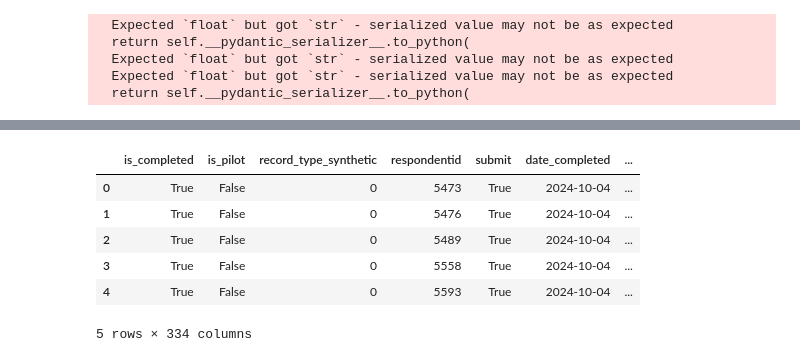
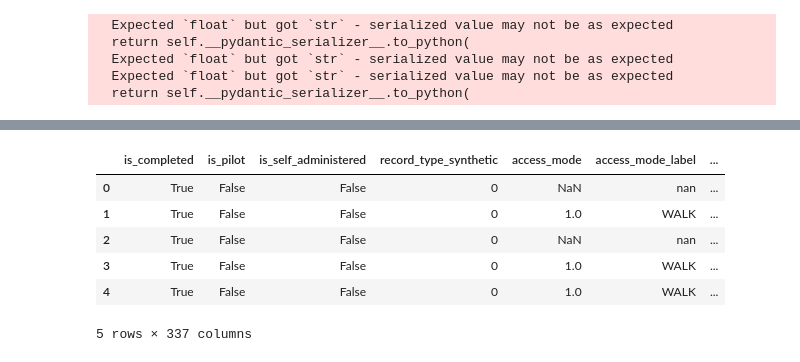
Before and after one commit to wsp-sag/Survey_Airport, a Jupyter notebook: notebooks/data-model-development-helper.ipynb, the cells around one changed output, grey strips where cells are left out. Cells and saved outputs as stored; diff of their text form; code cells hidden in the pictures.

```diff
--- a/notebooks/data-model-development-helper.ipynb
+++ b/notebooks/data-model-development-helper.ipynb
@@ -74,0 +104,6 @@ clean_df[clean_df['is_completed']==1].shape
+# %%
+#Municipal Zones
+municipal_zones_shapefile = "../data/external/geometry/Municipal_Boundaries/Municipal_Boundaries.shp"
+clean_df['origin_municipal_zone'] = map_zones(clean_df, 'origin_latitude', 'origin_longitude', municipal_zones_shapefile, 'name', 'EXTERNAL')
+clean_df['destination_municipal_zone'] = map_zones(clean_df, 'destination_latitude', 'destination_longitude', municipal_zones_shapefile, 'name', 'EXTERNAL')
+clean_df['origin_municipal_zone'].value_counts(), clean_df['destination_municipal_zone'].value_counts()
@@ -85,3 +179,22 @@ clean_df.head()
+# %%
+## Explicit Visitor Check
+clean_df["qualified_visitor"] = np.where(
+    # Arriving and visiting or neither, and does not live in the same region traveled
+    (clean_df["passenger_type"] == e.PassengerType.ARRIVING) &
+    ((clean_df["resident_visitor_general"] == e.ResidentVisitorGeneral.VISITING) |
+     (clean_df["resident_visitor_general"] == e.ResidentVisitorGeneral.NEITHER)) &
+    (clean_df["resident_visitor_followup"] != e.ResidentVisitorFollowup.LIVE_OUTSIDE_REGION_TRAVELED_TO_AIRPORT),
+    1,  # Qualified visitor
+    np.where(
+        # Departing and going home or neither, and does not live in the same region traveled
+        (clean_df["passenger_type"] == e.PassengerType.DEPARTING) &
+        ((clean_df["resident_visitor_general"] == e.ResidentVisitorGeneral.GOING_HOME) |
+         (clean_df["resident_visitor_general"] == e.ResidentVisitorGeneral.NEITHER)) &
+        (clean_df["resident_visitor_followup"] != e.ResidentVisitorFollowup.LIVE_OUTSIDE_REGION_TRAVELED_TO_AIRPORT),
+        1,  # Qualified visitor
+        0  # Not a qualified visitor
+    )
+)
 # %% [markdown]
 ### Commonly occuring invalid values
 # %%
@@ -586,33 +706,28 @@ output_df =  add_enum_label_columns(output_df, ArrivingPassengerVisitor)
 output_df =  add_enum_label_columns(output_df, Trip)
 output_df =  add_enum_label_columns(output_df, Employee)
 # %%
-reference_columns = clean_df.columns.tolist()
+# Define the list of important columns
+important_columns = ['is_completed', 'is_pilot', 'is_self_administered', 'record_type_synthetic']
 
-important_columns = ['is_completed', 'is_pilot', 'is_self_administered', 'record_type_synthetic', 'weight']
-
-
-# Ensure no duplicate columns by removing important_columns from reference_columns
-reference_columns = [col for col in reference_columns if col not in important_columns]
-
-# Identify remaining columns that are not in reference_columns or important_columns
-remaining_columns = [col for col in output_df.columns if col not in (reference_columns + important_columns)]
+# Separate important columns and the rest of the columns
+remaining_columns = [col for col in output_df.columns if col not in important_columns]
 
 # Create the new column order
-new_column_order = ['is_completed', 'is_pilot', 'is_self_administered', 'record_type_synthetic'] + reference_columns + sorted(remaining_columns) + ['weight']
+new_column_order = important_columns + sorted(remaining_columns)
 
 # Reorder the DataFrame
 output_df = output_df[new_column_order]
 
 # Display the updated DataFrame
 output_df.head()
 # %% [output]
-|  | is_completed | is_pilot | record_type_synthetic | respondentid | submit | date_completed | ... |
-| 0 | True | False | 0 | 5473 | True | 2024-10-04 | ... |
-| 1 | True | False | 0 | 5476 | True | 2024-10-04 | ... |
-| 2 | True | False | 0 | 5489 | True | 2024-10-04 | ... |
-| 3 | True | False | 0 | 5558 | True | 2024-10-04 | ... |
-| 4 | True | False | 0 | 5593 | True | 2024-10-04 | ... |
+|  | is_completed | is_pilot | is_self_administered | record_type_synthetic | access_mode | access_mode_label | ... |
+| 0 | True | False | False | 0 | NaN | nan | ... |
+| 1 | True | False | False | 0 | 1.0 | WALK | ... |
+| 2 | True | False | False | 0 | NaN | nan | ... |
+| 3 | True | False | False | 0 | 1.0 | WALK | ... |
+| 4 | True | False | False | 0 | 1.0 | WALK | ... |
-5 rows × 334 columns
+5 rows × 337 columns
 # %%
 output_df.index = output_df.index + 1
 output_df.to_csv(output_csv_filename, index_label = 'unique_id')
```
Also changed, not shown: parts of 17 cells of this notebook, 7 other files.
